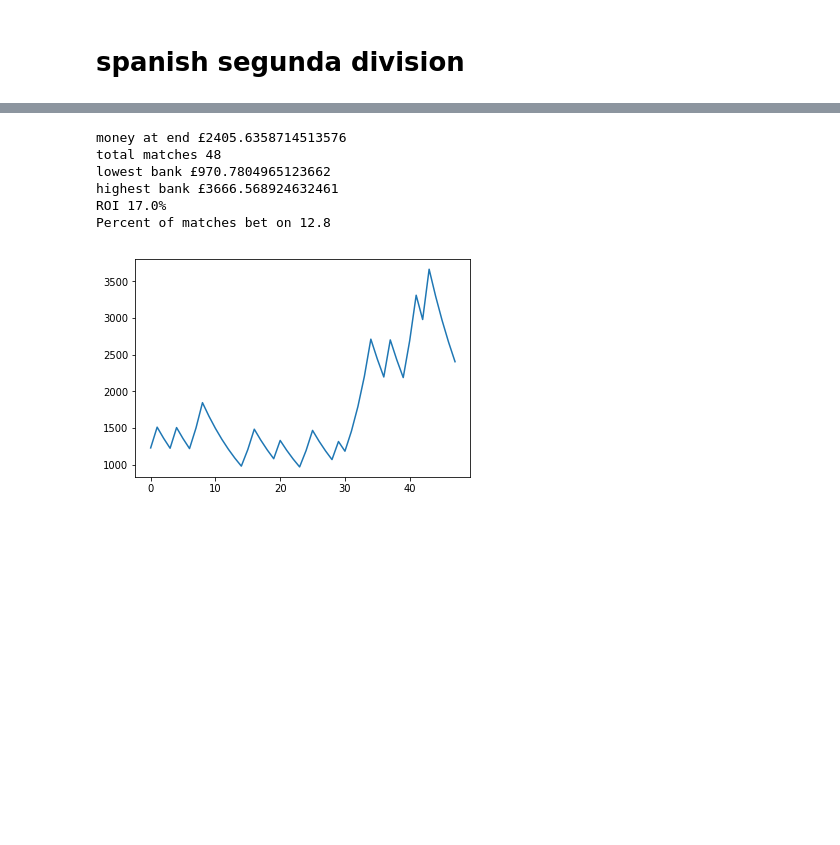
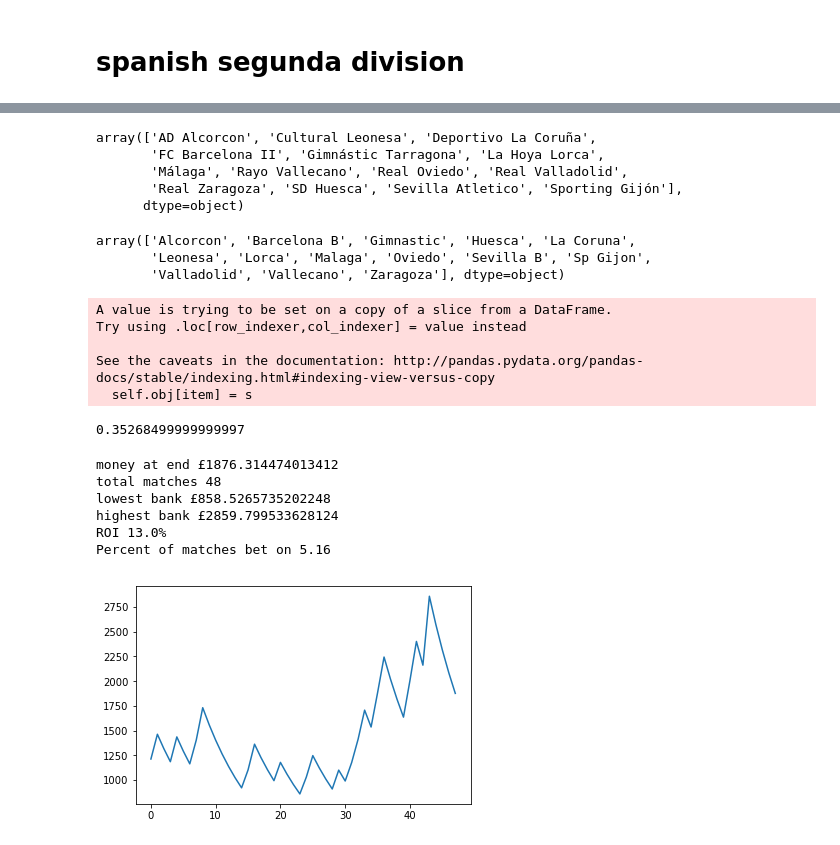
Before and after one commit to greenster3000/fun, a Jupyter notebook: notebooks/five_thirty_eight_draws.ipynb, the cells around one changed output, grey strips where cells are left out. Cells and saved outputs as stored; diff of their text form; code cells hidden in the pictures; blank space fills up the shorter version.

```diff
--- a/notebooks/five_thirty_eight_draws.ipynb
+++ b/notebooks/five_thirty_eight_draws.ipynb
@@ -499,0 +571,14 @@ df_spa2.probtie.quantile(0.95)
+# %%
+np.setdiff1d(df_spa2.team1.unique(), betting_spa2.HomeTeam.unique())
+# %% [output]
+array(['AD Alcorcon', 'Cultural Leonesa', 'Deportivo La Coruña',
+       'FC Barcelona II', 'Gimnástic Tarragona', 'La Hoya Lorca',
+       'Málaga', 'Rayo Vallecano', 'Real Oviedo', 'Real Valladolid',
+       'Real Zaragoza', 'SD Huesca', 'Sevilla Atletico', 'Sporting Gijón'],
+      dtype=object)
+# %%
+np.setdiff1d(betting_spa2.HomeTeam.unique(), df_spa2.team1.unique())
+# %% [output]
+array(['Alcorcon', 'Barcelona B', 'Gimnastic', 'Huesca', 'La Coruna',
+       'Leonesa', 'Lorca', 'Malaga', 'Oviedo', 'Sevilla B', 'Sp Gijon',
+       'Valladolid', 'Vallecano', 'Zaragoza'], dtype=object)
@@ -500,30 +602,54 @@ df_spa2.probtie.quantile(0.95)
+# %%
+df_spa2.loc[:, "team1"] = df_spa2.team1.apply(lambda x: spa_dict[x] if x in spa_dict.keys() else x)
+
+df_spa2.loc[:, "team2"] = df_spa2.team2.apply(lambda x: spa_dict[x] if x in spa_dict.keys() else x)
+# %% [output]
+A value is trying to be set on a copy of a slice from a DataFrame.
+Try using .loc[row_indexer,col_indexer] = value instead
+
+See the caveats in the documentation: http://pandas.pydata.org/pandas-docs/stable/indexing.html#indexing-view-versus-copy
+  self.obj[item] = s
+# %%
+betting_spa2.rename(columns={"HomeTeam": "team1", "AwayTeam": "team2", "Date": "date"}, inplace=True)
+# %%
+merged_spa2 = pd.merge(betting_spa2, df_spa2, on=["date", "team1", "team2"])
+# %%
+merged_spa2 = merged_spa2[["team1", "team2",
+                                 "BbMxH", "BbMxD", "BbMxA",
+                                 "PSH", "PSD", "PSA",
+                                 "result",
+                                 "prob1", "prob2", "probtie"]]
+# %%
+df_spa2.probtie.quantile(0.95)
+# %% [output]
+0.35268499999999997
 # %%
 money_history = []
 money = 1000
 frac = 0.1
 total_staked = 0
 total_won = 0
-for row in df_spa2.itertuples():
+for row in merged_spa2.itertuples():
     if row.probtie >= 0.35:
         stake = frac * money
         money -= stake
         total_staked += stake
         if row.result == "D":
-            money += stake * 3.3
-            total_won += stake * 3.3
+            money += stake * row.BbMxD * 0.99
+            total_won += stake * row.BbMxD * 0.99
         money_history.append(money)
 plt.plot(money_history)
 print("money at end £{}".format(money))
 print("total matches {}".format(len(money_history)))
 print("lowest bank £{}".format(min(money_history)))
 print("highest bank £{}".format(max(money_history)))
 print("ROI {}%".format(100 * (round((total_won / total_staked) - 1, 2))))
-print("Percent of matches bet on {}".format(round(len(money_history) * 100 / len(df_rus), 2)))
+print("Percent of matches bet on {}".format(round(len(money_history) * 100 / len(df_spa2), 2)))
 # %% [output]
-money at end £2405.6358714513576
+money at end £1876.314474013412
 total matches 48
-lowest bank £970.7804965123662
-highest bank £3666.568924632461
-ROI 17.0%
-Percent of matches bet on 12.8
+lowest bank £858.5265735202248
+highest bank £2859.799533628124
+ROI 13.0%
+Percent of matches bet on 5.16
-[figure, old version]
+[figure, new version]
```
Also changed, not shown: parts of 29 cells of this notebook.
